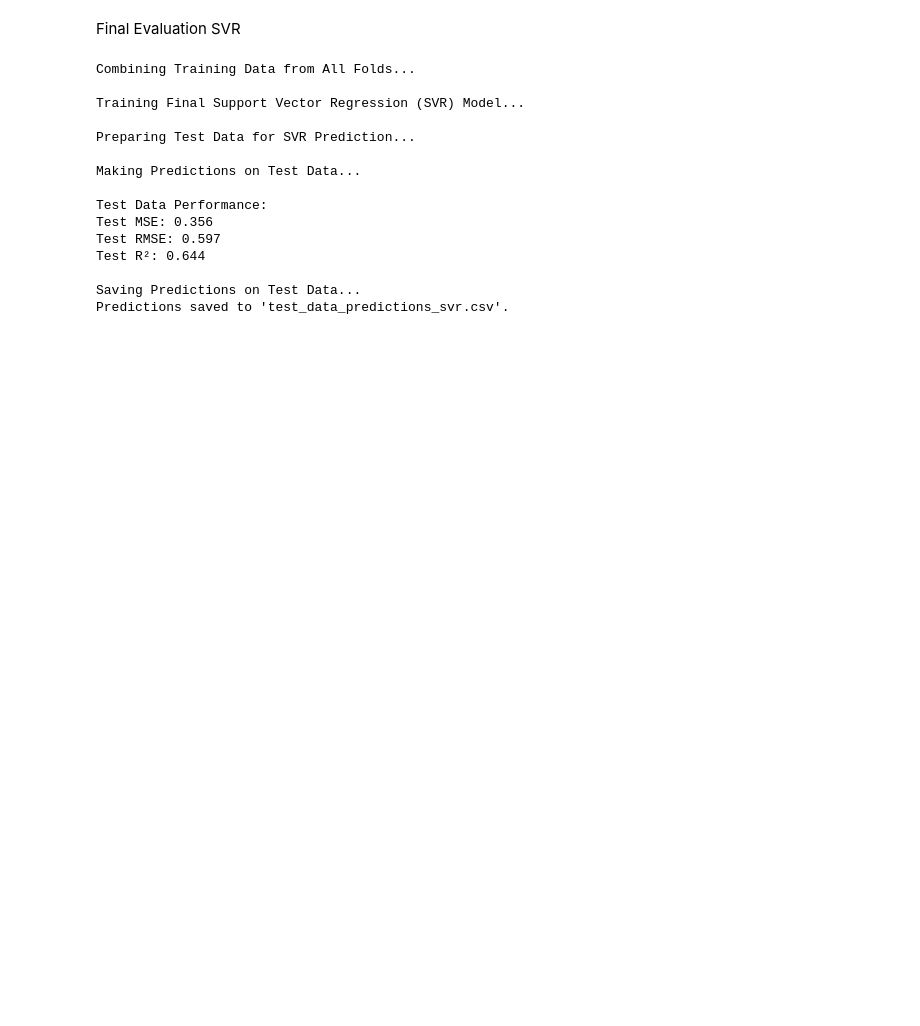
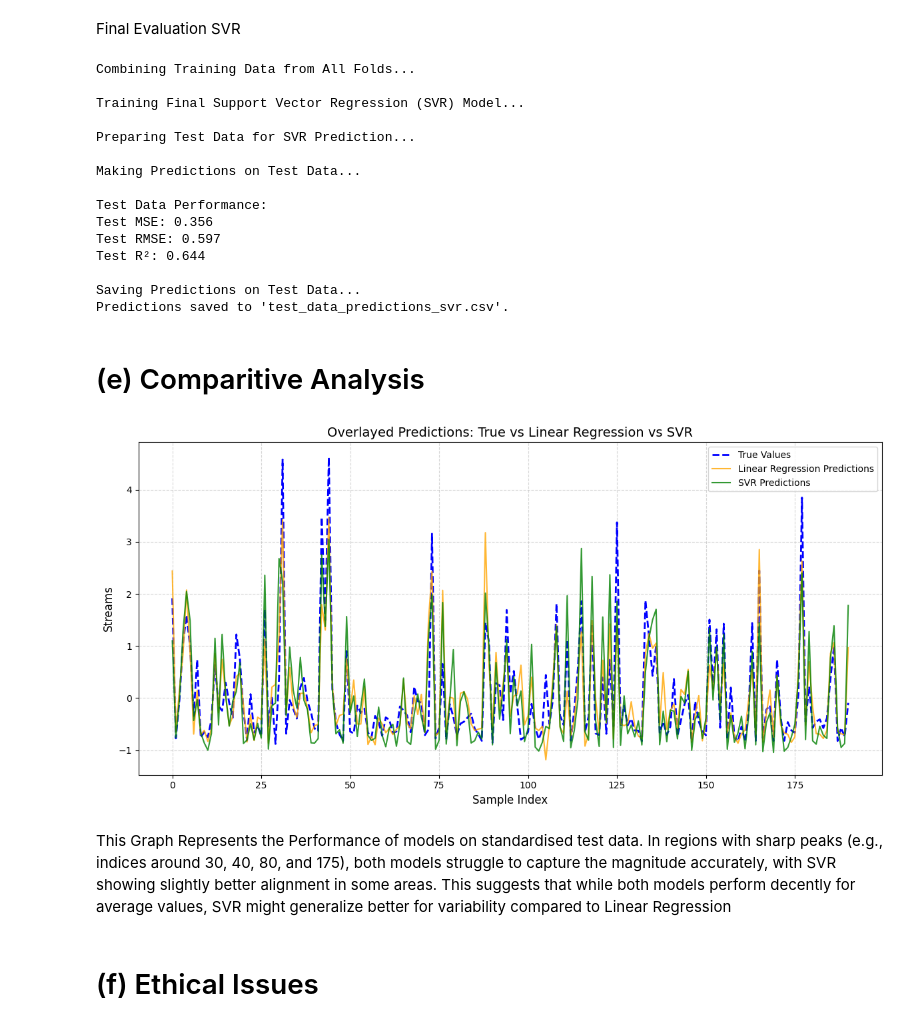
Before and after one commit to dakshkhetarpaul/Triple-Threat-ML, a Jupyter notebook: Triple-Threat-ML_Dataset1.ipynb, the cells around one changed output. Saved outputs shown, nothing was run; the diff lists cells and outputs as text; code cells hidden in the pictures; blank space fills up the shorter version.

```diff
--- a/Triple-Threat-ML_Dataset1.ipynb
+++ b/Triple-Threat-ML_Dataset1.ipynb
@@ -289,11 +289,11 @@ for fold, (train_idx, val_idx) in enumerate(kf.split(train_data)):
                 fold_val[col] = fold_val[col].fillna("not provided")
 
     # Also ensure val fold is cleaned similarly if needed:
-    if fold == 0:
-        print("\nFirst 5 rows of the training set after preprocessing (Fold 1):")
-        print(fold_train.head())
-        print("\nFirst 5 rows of the validation set after preprocessing (Fold 1):")
-        print(fold_val.head())
+    #if fold == 0:
+        #print("\nFirst 5 rows of the training set after preprocessing (Fold 1):")
+        #print(fold_train.head())
+        #print("\nFirst 5 rows of the validation set after preprocessing (Fold 1):")
+        #print(fold_val.head())
 
     # Store the processed folds
     processed_folds[fold] = {"train": fold_train, "val": fold_val}
@@ -369,11 +371,11 @@ for fold in range(len(processed_folds)):
 
     print(f"Fold {fold+1}: Encoding and Standardization complete.")
 
-    if fold == 0:
-        print("\nFirst 5 rows of the training set after encoding and standardization (Fold 1):")
-        print(fold_train.head())
-        print("\nFirst 5 rows of the validation set after encoding and standardization (Fold 1):")
-        print(fold_val.head())
+    #if fold == 0:
+        #print("\nFirst 5 rows of the training set after encoding and standardization (Fold 1):")
+        #print(fold_train.head())
+        #print("\nFirst 5 rows of the validation set after encoding and standardization (Fold 1):")
+        #print(fold_val.head())
 
 
 print("\nAll folds have been encoded and standardized.")
@@ -991,3 +965,54 @@ Test R²: 0.644
 
 Saving Predictions on Test Data...
 Predictions saved to 'test_data_predictions_svr.csv'.
+# %% [markdown]
+# (e) Comparitive Analysis
+# %%
+import matplotlib.pyplot as plt
+
+# Extract the true target values for the test data (y_test)
+if "streams" in test_data_processed.columns:
+    y_test = test_data_processed["streams"]  # True target values for the test set
+else:
+    raise ValueError("The 'streams' column (True Values) is missing in test data.")
+
+# Linear Regression Predictions
+lr_model = LinearRegression()
+lr_model.fit(X_train, y_train)
+test_predictions_lr = lr_model.predict(test_features)
+
+# Support Vector Regression Predictions
+svr_model = SVR(kernel='rbf', C=1.0, epsilon=0.1)
+svr_model.fit(X_train, y_train)
+test_predictions_svr = svr_model.predict(test_features)
+
+# Plot True Values, Linear Regression Predictions, and SVR Predictions
+plt.figure(figsize=(12, 6))
+
+# Plot True Values
+plt.plot(range(len(y_test)), y_test, label="True Values", linestyle="--", linewidth=2, color="blue")
+
+# Plot Linear Regression Predictions
+plt.plot(range(len(y_test)), test_predictions_lr, label="Linear Regression Predictions", linestyle="-", alpha=0.8, color="orange")
+
+# Plot SVR Predictions
+plt.plot(range(len(y_test)), test_predictions_svr, label="SVR Predictions", linestyle="-", alpha=0.8, color="green")
+
+# Add Title and Axis Labels
+plt.title("Overlayed Predictions: True vs Linear Regression vs SVR", fontsize=14)
+plt.xlabel("Sample Index", fontsize=12)
+plt.ylabel("Streams", fontsize=12)
+
+# Add Grid, Legend, and Layout
+plt.grid(True, linestyle="--", alpha=0.5)
+plt.legend(loc="upper right", fontsize=10)
+plt.tight_layout()
+
+# Show Plot
+plt.show()
+# %% [output]
+[figure, added]
+# %% [markdown]
+This Graph Represents the Performance of models on standardised test data. In regions with sharp peaks (e.g., indices around 30, 40, 80, and 175), both models struggle to capture the magnitude accurately, with SVR showing slightly better alignment in some areas. This suggests that while both models perform decently for average values, SVR might generalize better for variability compared to Linear Regression
+# %% [markdown]
+# (f) Ethical Issues
```
Also changed, not shown: parts of 22 cells of this notebook, 1 other file.
